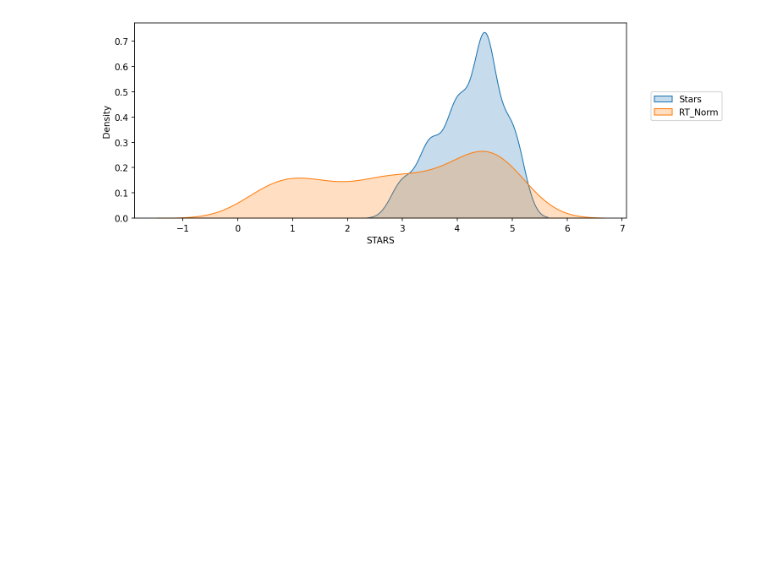
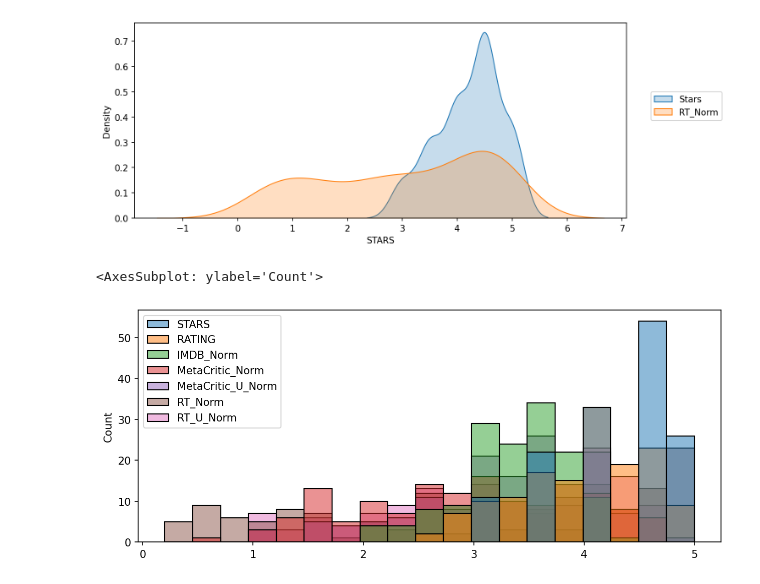
Before and after one commit to kellyjj/pythonMLClass, a Jupyter notebook: lesson8.ipynb, the cells around one changed output. Cells and saved outputs as stored; diff of their text form; code cells hidden in the pictures; blank space fills up the shorter version.

```diff
--- a/lesson8.ipynb
+++ b/lesson8.ipynb
@@ -498,3 +499,9 @@ plt.legend(loc=(1.05,0.5))
 # %% [output]
 <matplotlib.legend.Legend at 0x...>
 [figure]
+# %%
+plt.figure(figsize=(10,4),dpi=150)
+sns.histplot(data=comboNorm_df)
+# %% [output]
+<AxesSubplot: ylabel='Count'>
+[figure, added]
```
Also changed, not shown: parts of 2 cells of this notebook, 1 other file.
